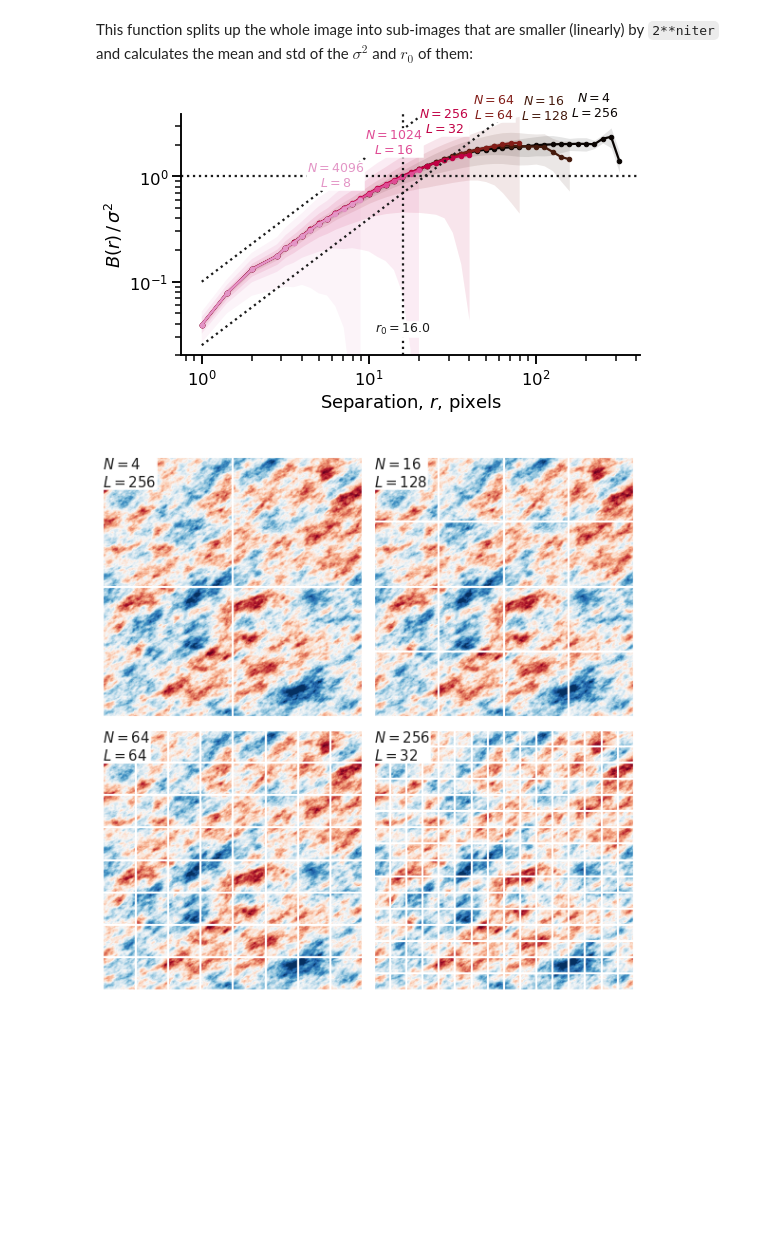
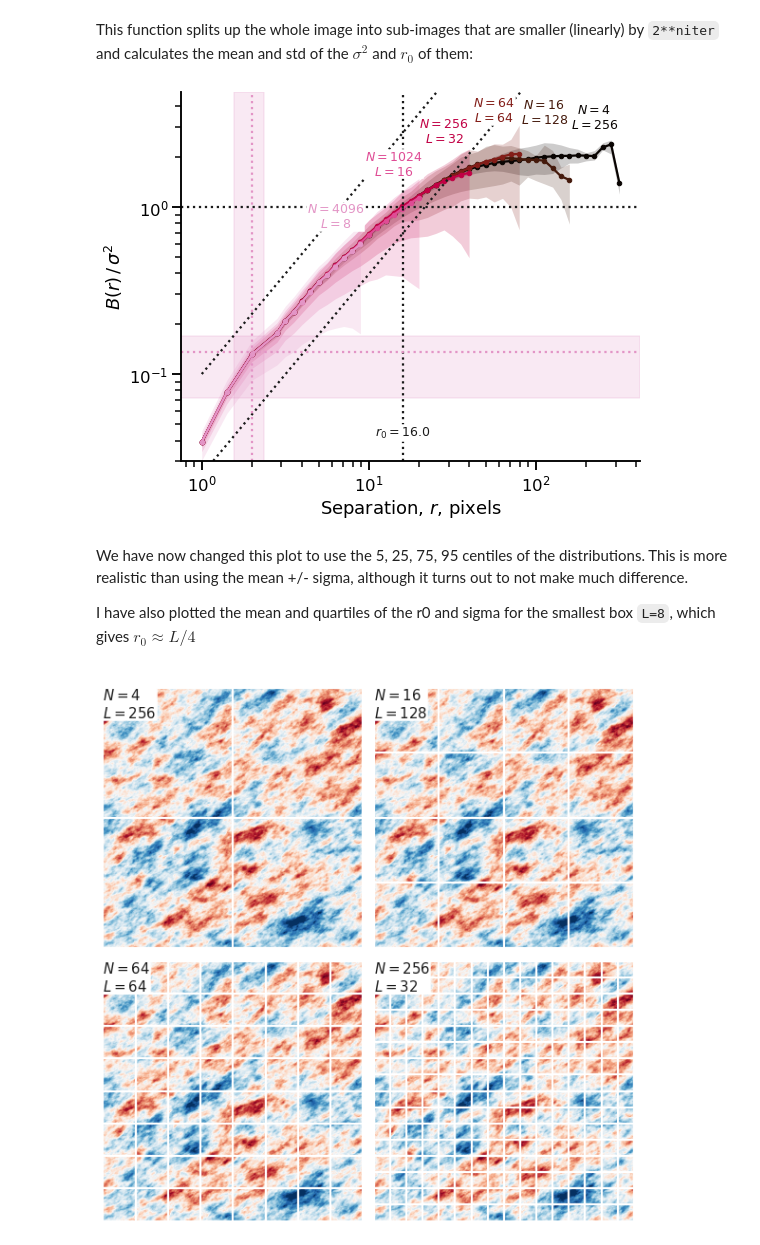
Before and after one commit to will-henney/mariano-velocity-statistics, a Jupyter notebook: fake-maps-seeing.ipynb, the cells around one changed output. Cells and saved outputs as stored; diff of their text form; code cells hidden in the pictures; blank space fills up the shorter version.

```diff
--- a/fake-maps-seeing.ipynb
+++ b/fake-maps-seeing.ipynb
@@ -687,17 +687,32 @@ def split4_and_strucfuncs(arrs, niter=1):
         except:
             r0 = np.nan
         r0s.append(r0)
+    r0s = np.array(r0s)
+    mgood = np.isfinite(r0s)
     Bmean = np.mean(np.stack(BB), axis=0)
     Bsig = np.std(np.stack(BB), axis=0)
+    # calculate quartiles
+    Bp25 = np.percentile(np.stack(BB), 25, axis=0)
+    Bp75 = np.percentile(np.stack(BB), 75, axis=0)
+    Bp05 = np.percentile(np.stack(BB), 5, axis=0)
+    Bp95 = np.percentile(np.stack(BB), 95, axis=0)
     return {
         #"subarrs": subarrs,
         "r": r,
         "Bmean": Bmean,
         "Bsig": Bsig,
+        "Bp05": Bp05,
+        "Bp25": Bp25,
+        "Bp75": Bp75,
+        "Bp95": Bp95,
         "sig2mean": np.mean(sig2s),
         "sig2sig": np.std(sig2s),
+        "sig2_25": np.percentile(sig2s, 25),
+        "sig2_75": np.percentile(sig2s, 75),
         "r0mean": np.nanmean(r0s),
         "r0sig": np.nanstd(r0s),
+        "r0_25": np.percentile(r0s[mgood], 25),
+        "r0_75": np.percentile(r0s[mgood], 75),
     }
 # %%
 splits = {}
@@ -724,7 +739,7 @@ bcolors = cmr.take_cmap_colors(
 )
 # %%
 fig, ax = plt.subplots(
-    figsize=(8, 5),
+    figsize=(8, 8),
 )
 
 whitebox = dict(color="white", alpha=1.0, pad=0.0)
@@ -733,47 +748,75 @@ N = 2
 for split, bcolor in zip(splits.values(), bcolors):
     line = ax.plot(split["r"], split["Bmean"], marker=".", color=bcolor)
     c = line[0].get_color()
+    #ax.fill_between(
+    #    split["r"],
+    #    split["Bp05"],
+    #    split["Bp95"],
+    #    color=c, alpha=0.1, linewidth=0, zorder=-1,
+    #)
     ax.fill_between(
         split["r"],
-        split["Bmean"] - split["Bsig"],
-        split["Bmean"] + split["Bsig"],
-        color=c, alpha=0.1, linewidth=0, zorder=-1,
+        split["Bp25"],
+        split["Bp75"],
+        color=c, alpha=0.2, linewidth=0, zorder=-1,
     )
-    x, y = split["r"][-4], split["Bmean"][-4] * 1.7
+    x, y = split["r"][-4], split["Bp75"][-4] * 1.3
     ax.text(
         x, y, (rf"$N = {N**2}$" "\n" rf"$L = {L}$"),
         color=c, ha="center", va="bottom",
         fontsize="x-small",
         bbox=whitebox,
     )
     L //= 2
     N *= 2
 #ax.plot(r, Bm, linewidth=4, color="k")
 
 rgrid = np.logspace(0.0, 2.0)
 
 for scale in 0.025, 0.1:
     ax.plot(rgrid, scale * rgrid**m, linestyle="dotted", color="k")
 
 ax.axhline(1.0, color="k", linestyle="dotted")
 ax.axvline(true_r0, color="k", linestyle="dotted")
+
+# plot the range of derived r0 and sigma for smallest L
+ax.axhline(split["sig2mean"], color=c, linestyle="dotted")
+ax.axhspan(
+    split["sig2_25"],
+    split["sig2_75"],
+    color=c,
+    alpha=0.2,
+)
+ax.axvline(split["r0mean"], color=c, linestyle="dotted")
+ax.axvspan(
+    split["r0_25"],
+    split["r0_75"],
+    color=c,
+    alpha=0.2,
+)
+
 ax.text(
-    true_r0, 0.03,
+    true_r0, 0.04,
     rf"$r_0 = {true_r0:.1f}$",
     color="k", fontsize="x-small", ha="center", va="bottom",
     bbox=whitebox,
 )
 ax.set(
     xscale="log", yscale="log",
-    ylim=[0.02, 3.9],
+    ylim=[0.03, 4.9],
     xlabel=r"Separation, $r$, pixels",
     ylabel=r"$B(r) \, / \, \sigma^2$",
 )
+ax.set_aspect("equal")
 sns.despine()
 fig.tight_layout()
 fig.savefig("fake-finite-box-strucfunc.pdf");
 # %% [output]
-[figure, old version]
+[figure, new version]
+# %% [markdown]
+We have now changed this plot to use the 5, 25, 75, 95 centiles of the distributions. This is more realistic than using the mean +/- sigma, although it turns out to not make much difference.
+
+I have also plotted the mean and quartiles of the r0 and sigma for the smallest box `L=8`, which gives $r_0 \approx L/4$
 # %%
 NN = 512
 fig, axes = plt.subplots(2, 2, figsize=(8, 8))
```
Also changed, not shown: parts of 2 cells of this notebook, 7 other files.
